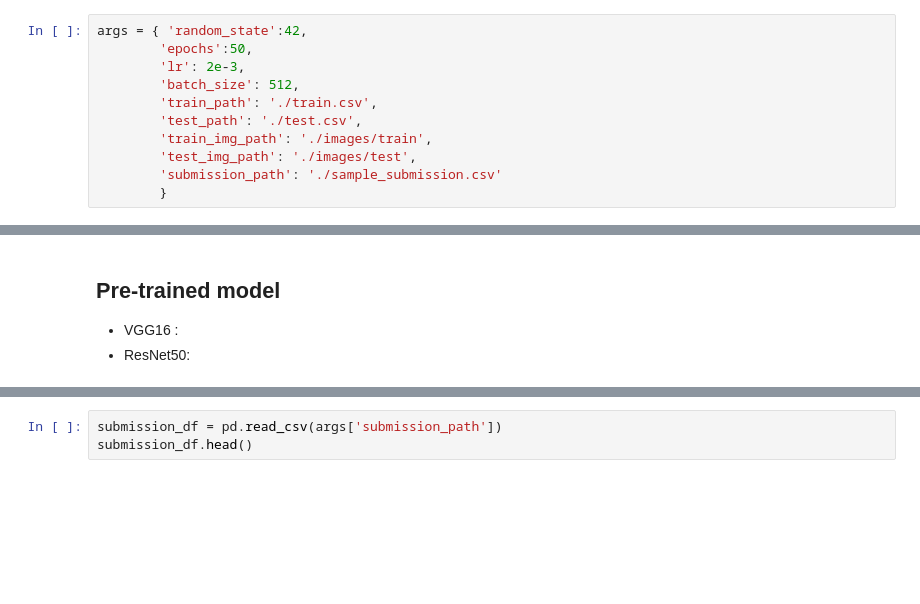
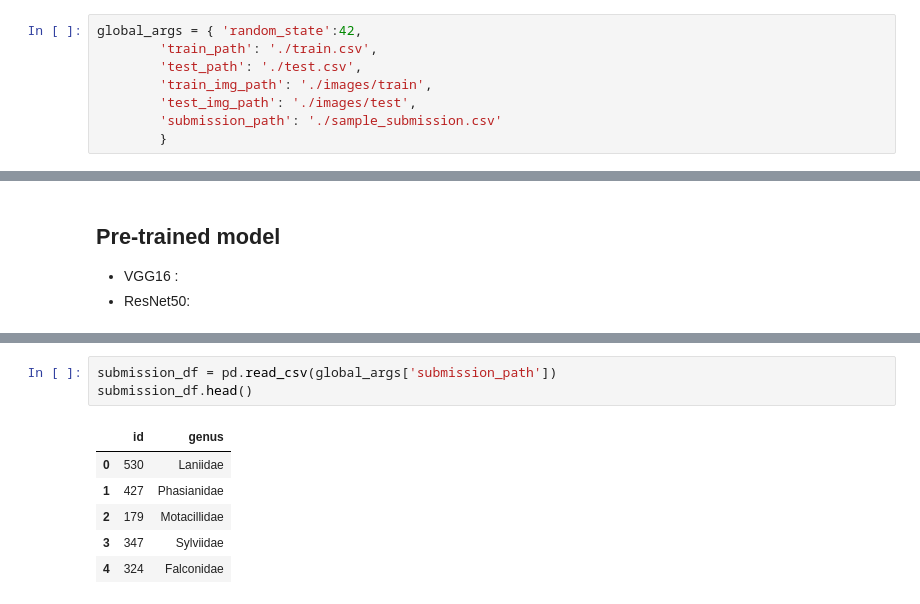
Before and after one commit to irregular6612/Bird-Genus-Multi-class-Image-Classification, a Jupyter notebook: test2.ipynb, the cells around one changed output, grey strips where cells are left out. Drawn from its saved outputs; the diff is of its cells as text; blank space fills up the shorter version.

```diff
--- a/test2.ipynb
+++ b/test2.ipynb
@@ -34,10 +34,7 @@ warnings.filterwarnings('ignore')
 # %% [markdown]
 # Hyperparameters
 # %%
-args = { 'random_state':42,
-        'epochs':50,
-        'lr': 2e-3,
-        'batch_size': 512,
+global_args = { 'random_state':42,
         'train_path': './train.csv',
         'test_path': './test.csv',
         'train_img_path': './images/train',
@@ -824,3 +825,10 @@ torch.Size([852, 3, 64, 64]) torch.Size([852])
 # %%
-submission_df = pd.read_csv(args['submission_path'])
+submission_df = pd.read_csv(global_args['submission_path'])
 submission_df.head()
+# %% [output]
+|  | id | genus |
+| 0 | 530 | Laniidae |
+| 1 | 427 | Phasianidae |
+| 2 | 179 | Motacillidae |
+| 3 | 347 | Sylviidae |
+| 4 | 324 | Falconidae |
```
Also changed, not shown: parts of 33 cells of this notebook, 15 other files.
